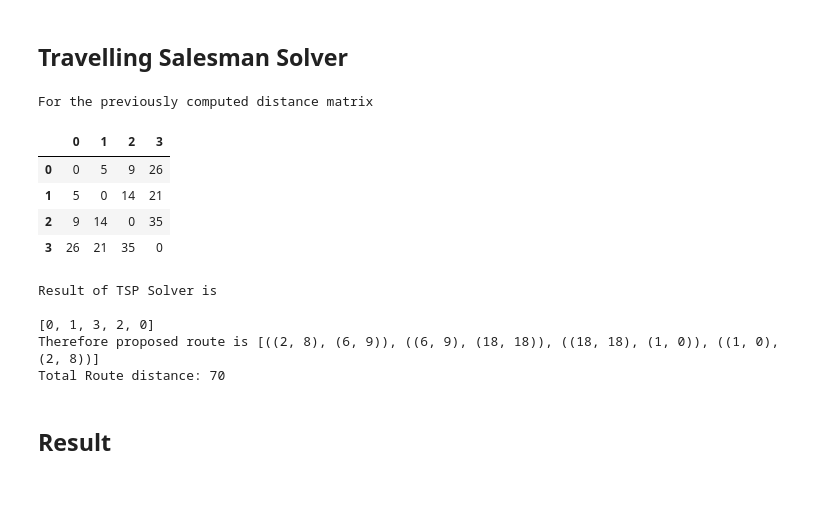
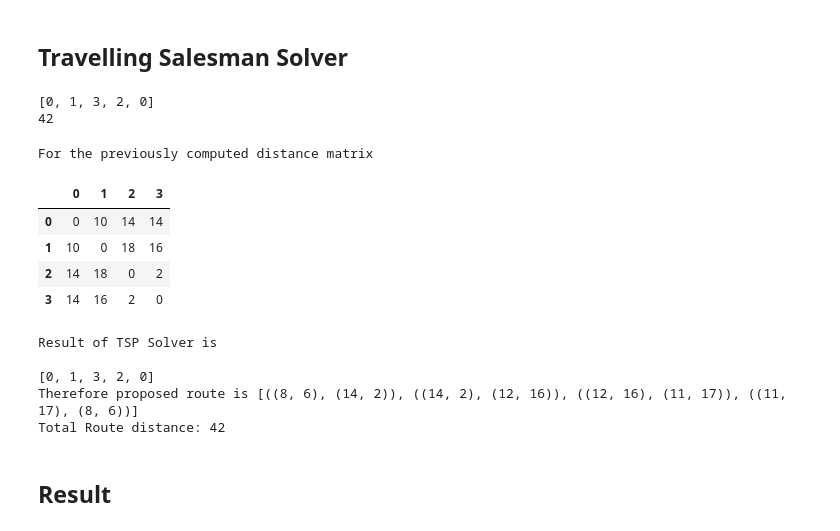
Before and after one commit to yogesh-codes/travelling-salesman-problem, a Jupyter notebook: 1.Determination-of-Shortest-Route-Using-A-star-and-TSP.ipynb, the cells around one changed output. Cells and saved outputs as stored; diff of their text form; code cells hidden in the pictures; blank space fills up the shorter version.

```diff
--- a/1.Determination-of-Shortest-Route-Using-A-star-and-TSP.ipynb
+++ b/1.Determination-of-Shortest-Route-Using-A-star-and-TSP.ipynb
@@ -170,7 +189,7 @@ def a_star(*,start, goal, grid):
 def compute_distance_matrix(*,waypoints,grid):
     ap={}
     mapper_index_to_position={}
-
+    list_counters=[]
     n_rows,n_cols = len(waypoints),len(waypoints)
     distance_matrix = [[0 for j in range(n_cols)] for i in range(n_rows)]
 
@@ -183,8 +202,8 @@ def compute_distance_matrix(*,waypoints,grid):
             goal=waypoints[j] # end = (x,y)
 
 
-            goal_node:Node= a_star(grid=grid,start=start,goal=goal)
-
+            goal_node,counter= a_star(grid=grid,start=start,goal=goal)
+            list_counters.append(counter)
             #Going Backwards to determine the path we took
             pathway=[] #stores list of (x,y) coordinates on how to reach from start to end
             t=goal_node
@@ -197,7 +216,8 @@ def compute_distance_matrix(*,waypoints,grid):
 
             distance_matrix[i][j]=len(pathway)-1
             mapper_index_to_position[(i,j)]=(start,goal)
-            ap[(start),(goal)]=[pathway,len(pathway)-1]
+            ap[(start),(goal)]={"pathway":pathway,"distance":len(pathway)-1,"steps":counter}
+
 
     return distance_matrix,mapper_index_to_position,ap
 # %%
@@ -234,2 +274,9 @@ pd.DataFrame(distance_matrix)
 # %% [markdown]
 ### Plots for all computed shortest points
+# %%
+for (start,goal),values in ap.items():
+    pathway=values["pathway"]
+    distance=values["distance"]
+    steps=values["steps"]
+    print(steps)
+    break
@@ -298,36 +352,46 @@ def solve_tsp(distance_matrix):
             route_distance += routing.GetArcCostForVehicle(previous_index, index, 0)
         plan_output.append(manager.IndexToNode(index)) #+= f'{manager.IndexToNode(index)}\n'
     return plan_output,route_distance
+
+plan_output,route_distance=solve_tsp(distance_matrix=distance_matrix)
+print(plan_output)
+print(route_distance)
+# %% [output]
+[0, 1, 3, 2, 0]
+42
 # %%
-print("For the previously computed distance matrix")
-display(pd.DataFrame(distance_matrix))
-plan_output,route_distance=solve_tsp(distance_matrix=distance_matrix)
 
-print("Result of TSP Solver is\n")
-print(plan_output)
+def interpret_tsp_solver_result(*,distance_matrix):
+    print("For the previously computed distance matrix")
+    display(pd.DataFrame(distance_matrix))
+    plan_output,route_distance=solve_tsp(distance_matrix=distance_matrix)
 
-plan_output_mapped=[]
-for i in range(len(plan_output)-1):
-    index_now=plan_output[i]
-    index_next=plan_output[i+1]
+    print("Result of TSP Solver is\n")
+    print(plan_output)
 
-    plan_output_mapped.append(mapper_index_to_position[index_now,index_next])
-print(f"Therefore proposed route is {plan_output_mapped}")
+    plan_output_mapped=[]
+    for i in range(len(plan_output)-1):
+        index_now=plan_output[i]
+        index_next=plan_output[i+1]
 
+        plan_output_mapped.append(mapper_index_to_position[index_now,index_next])
+    print(f"Therefore proposed route is {plan_output_mapped}")
 
-print(f'Total Route distance: {route_distance}')
+    print(f'Total Route distance: {route_distance}')
+
+interpret_tsp_solver_result(distance_matrix=distance_matrix)
 # %% [output]
 For the previously computed distance matrix
 |  | 0 | 1 | 2 | 3 |
-| 0 | 0 | 5 | 9 | 26 |
-| 1 | 5 | 0 | 14 | 21 |
-| 2 | 9 | 14 | 0 | 35 |
-| 3 | 26 | 21 | 35 | 0 |
+| 0 | 0 | 10 | 14 | 14 |
+| 1 | 10 | 0 | 18 | 16 |
+| 2 | 14 | 18 | 0 | 2 |
+| 3 | 14 | 16 | 2 | 0 |
 Result of TSP Solver is
 
 [0, 1, 3, 2, 0]
-Therefore proposed route is [((2, 8), (6, 9)), ((6, 9), (18, 18)), ((18, 18), (1, 0)), ((1, 0), (2, 8))]
-Total Route distance: 70
+Therefore proposed route is [((8, 6), (14, 2)), ((14, 2), (12, 16)), ((12, 16), (11, 17)), ((11, 17), (8, 6))]
+Total Route distance: 42
 # %% [markdown]
 ## Result
 # %%
```
Also changed, not shown: parts of 16 cells of this notebook, 6 other files.
